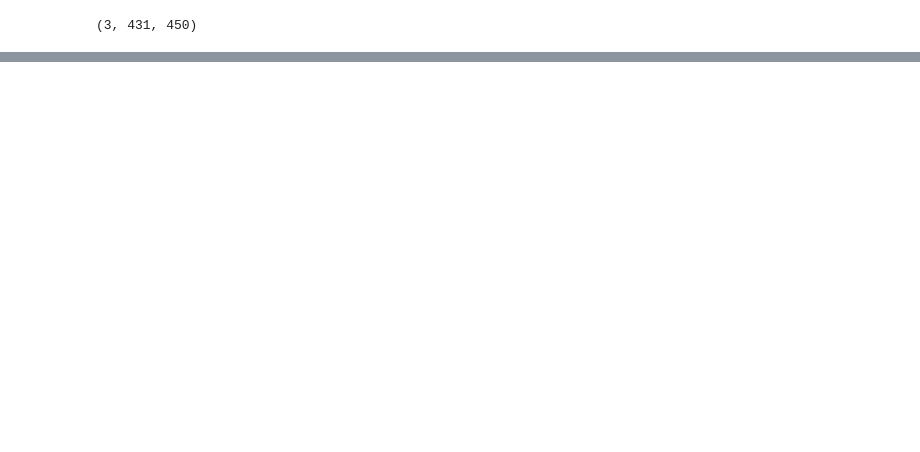
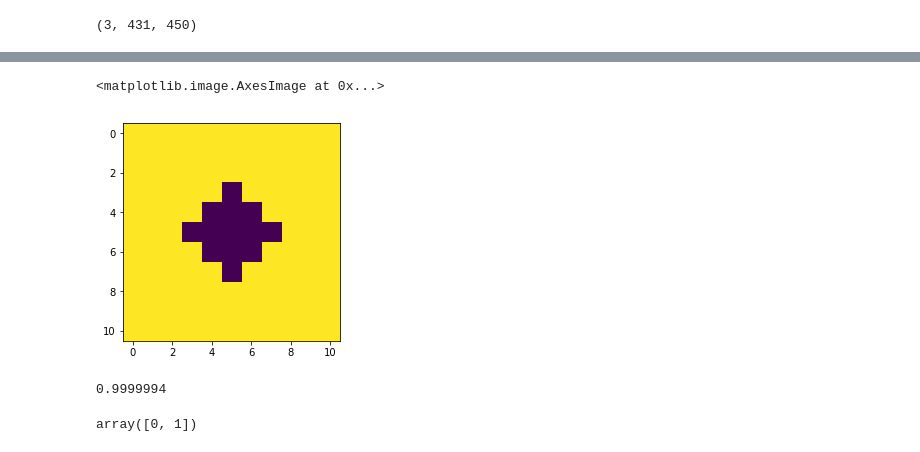
Before and after one commit to yohaiMagen/Deep_Learning_Course, a Jupyter notebook: Ex2/Ex2Q1.ipynb, the cells around one changed output, grey strips where cells are left out. Cells and saved outputs as stored; diff of their text form; code cells hidden in the pictures; blank space fills up the shorter version.

```diff
--- a/Ex2/Ex2Q1.ipynb
+++ b/Ex2/Ex2Q1.ipynb
@@ -487,0 +456,16 @@ face_rec_12(imgs[0], threshold=0.8)
+# %%
+X, Y = np.meshgrid(np.abs(np.arange(-10, 12, 2)), np.abs(np.arange(-10, 12, 2)))
+iou = ((12 - X) * (12 - Y)) / (2 * 12**2 - ((12 - X) * (12 - Y)))
+bgier_then_thres = iou >= 0.5
+iou[bgier_then_thres] = 0.0
+iou[np.logical_not(bgier_then_thres)] = 1.0
+plt.imshow(iou)
+# %% [output]
+<matplotlib.image.AxesImage at 0x...>
+[figure, added]
+# %%
+idx = np.flip(np.argsort(sm_t.flatten()))[0]
+idx = np.unravel_index(idx, sm_t.shape)
+sm_t[idx]
+# %% [output]
+0.9999994
@@ -487,0 +474,4 @@ face_rec_12(imgs[0], threshold=0.8)
+# %%
+np.arange(10)[0:2]
+# %% [output]
+array([0, 1])
```
Also changed, not shown: parts of 18 cells of this notebook, 1 other file.
